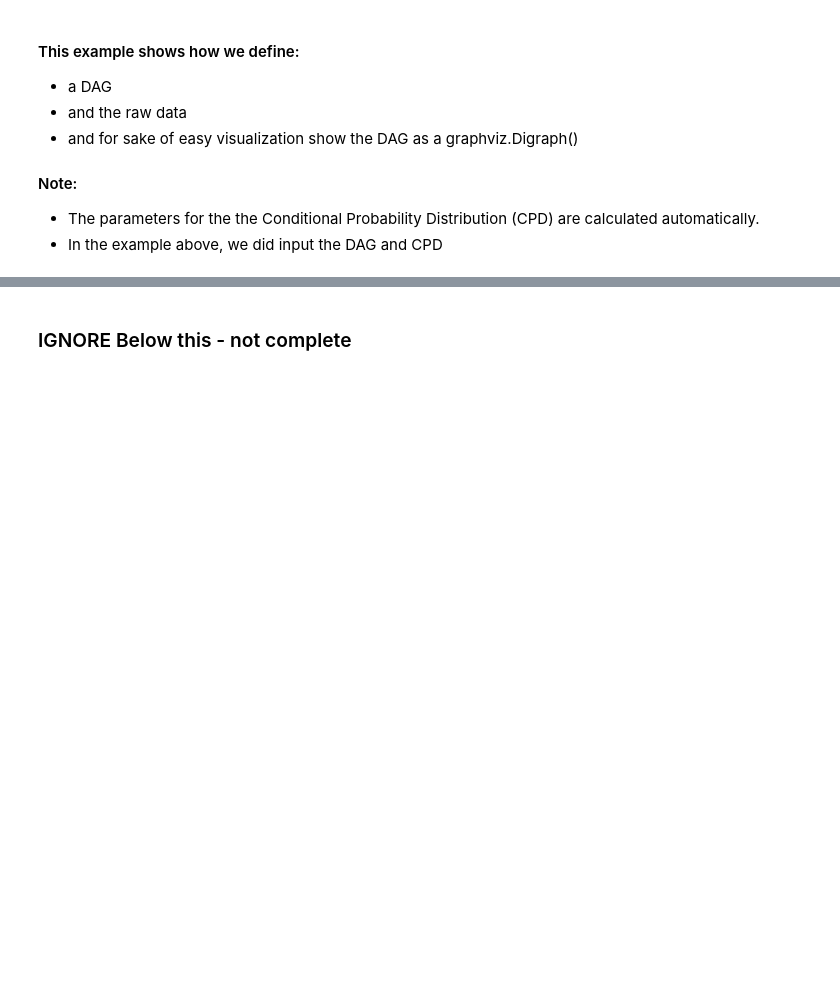
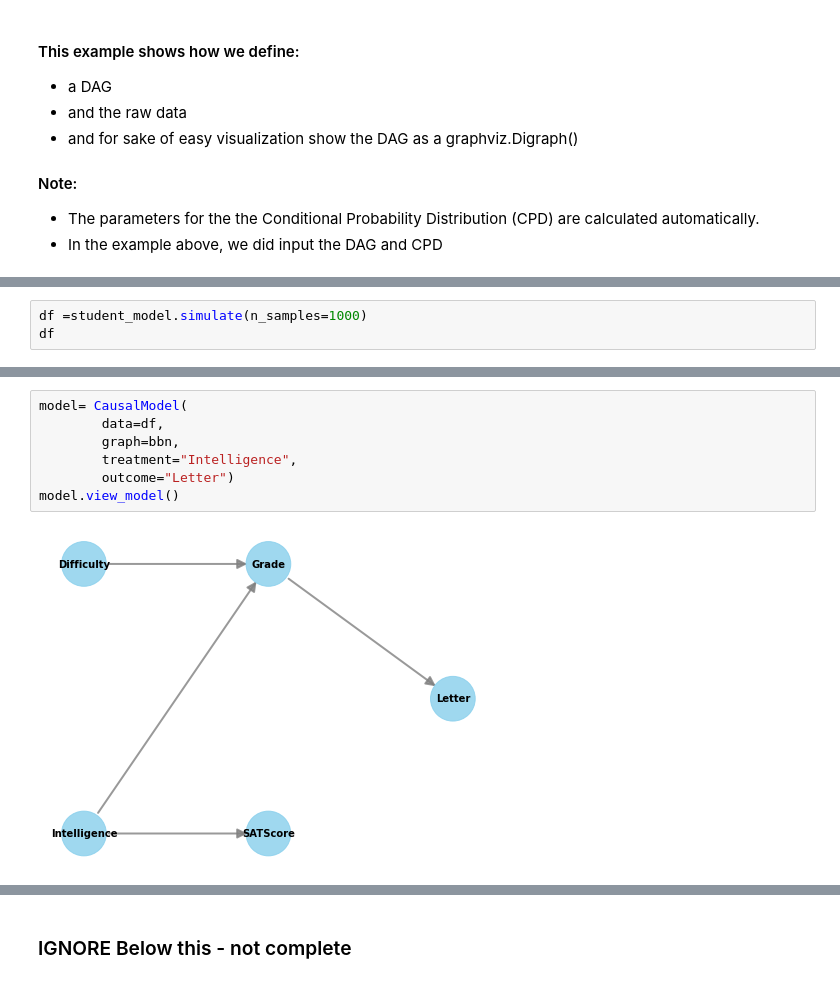
Before and after one commit to bjoydeep/causal-analytics, a Jupyter notebook: introduction.ipynb, the cells around one changed output, grey strips where cells are left out. Saved outputs shown, nothing was run; the diff lists cells and outputs as text; blank space fills up the shorter version.

```diff
--- a/introduction.ipynb
+++ b/introduction.ipynb
@@ -411,0 +431,3 @@ random
+# %%
+df =student_model.simulate(n_samples=1000)
+df
@@ -411,0 +448,9 @@ random
+# %%
+model= CausalModel(
+        data=df,
+        graph=bbn,
+        treatment="Intelligence",
+        outcome="Letter")
+model.view_model()
+# %% [output]
+[figure, added]
```
Also changed, not shown: parts of 23 cells of this notebook, 1 other file.
